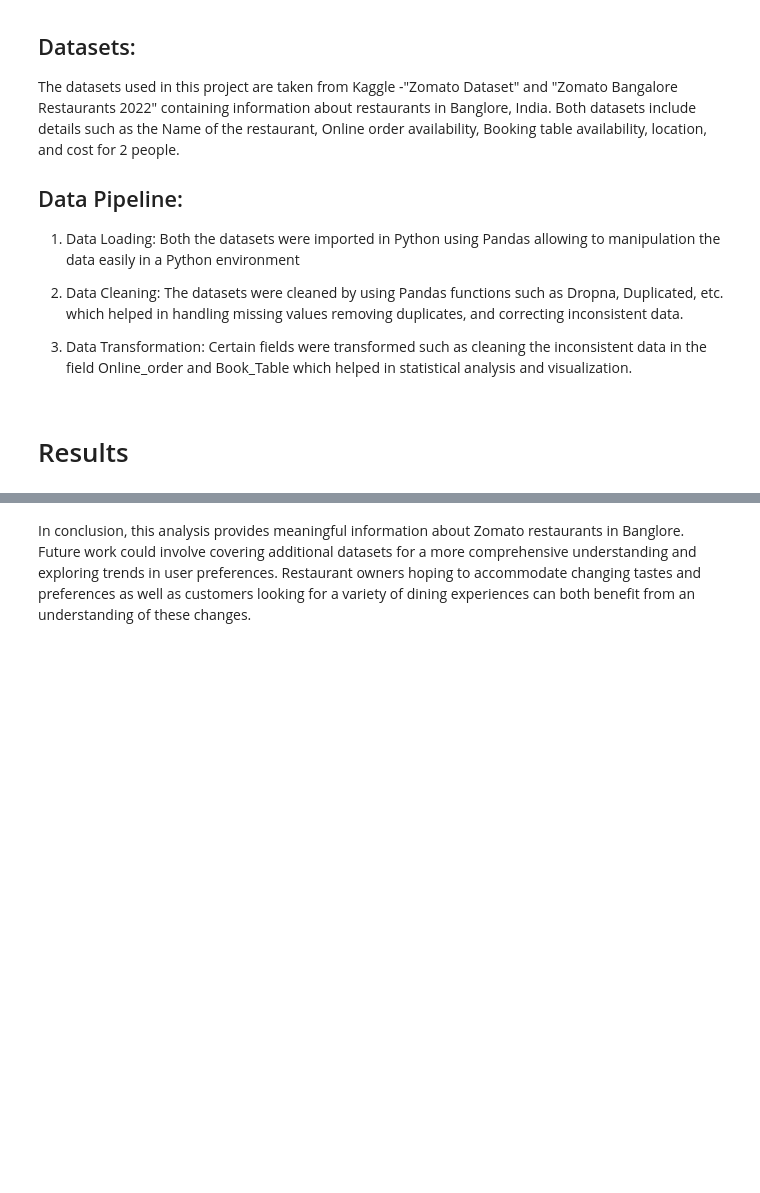
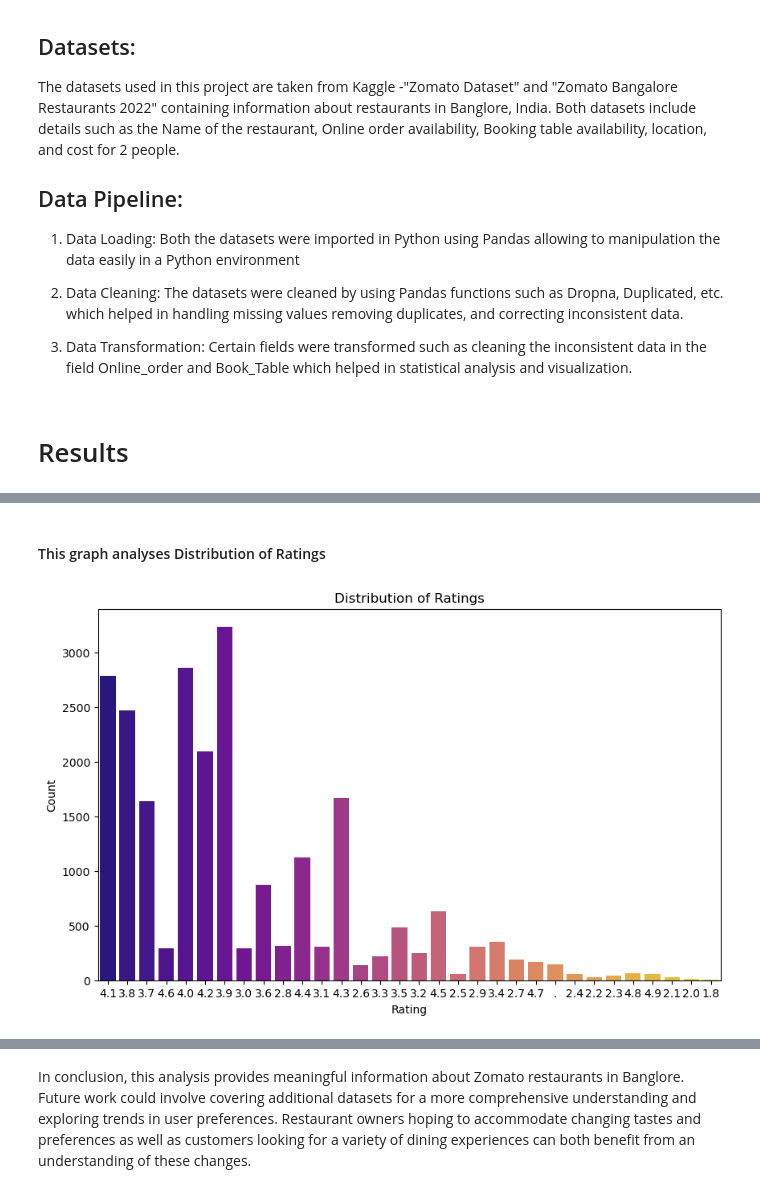
Before and after one commit to Akshatkhara2000/made-template-WS2324, a Jupyter notebook: project/report.ipynb, the cells around one changed output, grey strips where cells are left out. Cells and saved outputs as stored; diff of their text form; code cells hidden in the pictures; blank space fills up the shorter version.

Commit message:
Updated report.ipynb and Test file

```diff
--- a/project/report.ipynb
+++ b/project/report.ipynb
@@ -24,0 +53,10 @@ The table provided below gives a glimpse of the cleaned dataset 1 "Zomato Datase
+# %%
+os.chdir('..')
+Sqlfilepath1 = os.path.join(os.getcwd(), "data", "Zomato.sqlite")
+print(Sqlfilepath1)
+conn = sqlite3.connect(Sqlfilepath1)
+
+# Test case: Selecting the query using PANDAS function to check whether the data is stored in the database.
+query = f"SELECT * FROM Zomato;"
+zomato_df = pd.read_sql_query(query, conn)
+# print(zomato_df)
@@ -24,0 +74,16 @@ The table provided below gives a glimpse of the cleaned dataset 1 "Zomato Datase
+# %% [markdown]
+#### This graph analyses Distribution of Ratings
+# %%
+# This graph analyses Distribution of Ratings
+
+import matplotlib.pyplot as plt
+import seaborn as sns
+# Distribution of ratings
+plt.figure(figsize=(10, 6))
+sns.countplot(x='rate', data=zomato_df, palette='plasma')
+plt.title('Distribution of Ratings')
+plt.xlabel('Rating')
+plt.ylabel('Count')
+plt.show()
+# %% [output]
+[figure, added]
```
Also changed, not shown: parts of 26 cells of this notebook, 1 other file.
